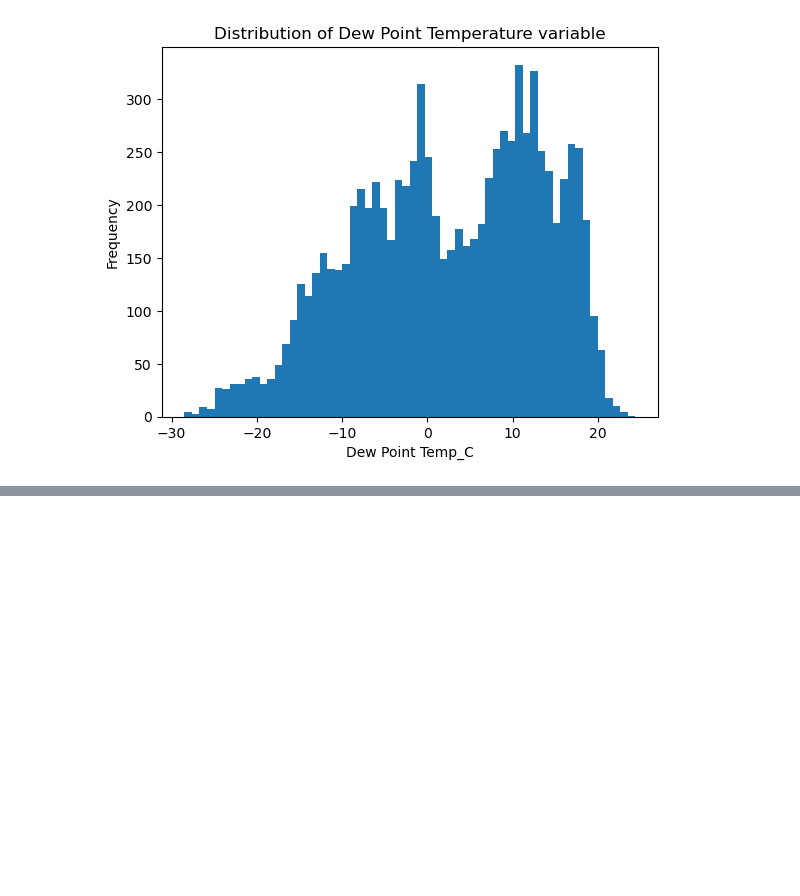
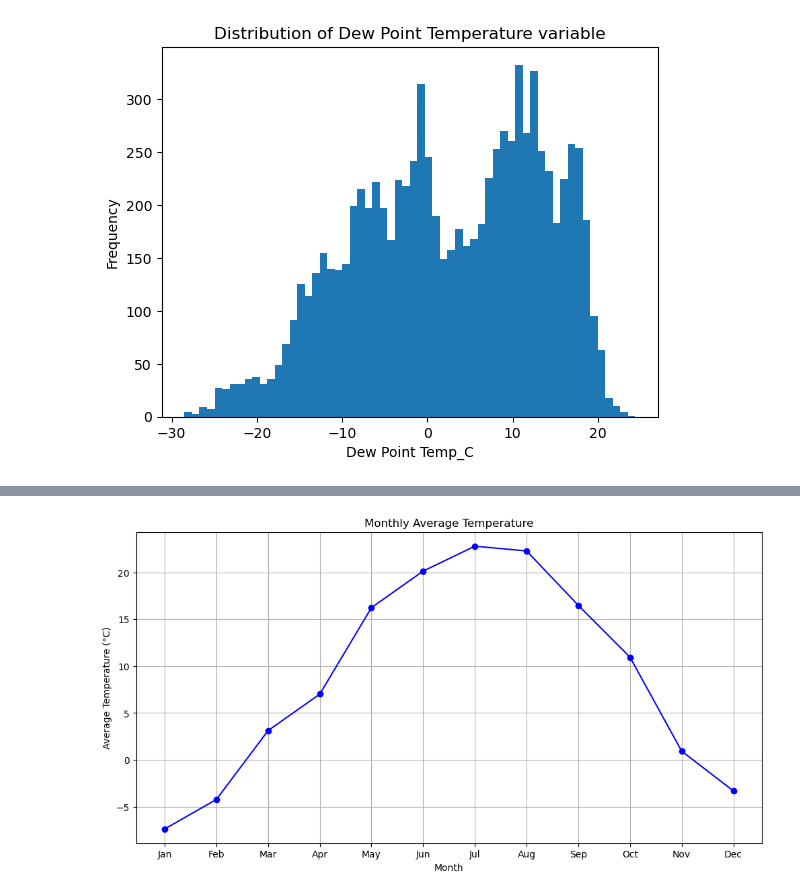
Before and after one commit to MugulTum/Lux_academy-July-September, a Jupyter notebook: Week2/weather2.ipynb, the cells around one changed output, grey strips where cells are left out. Cells and saved outputs as stored; diff of their text form; code cells hidden in the pictures; blank space fills up the shorter version.

```diff
--- a/Week2/weather2.ipynb
+++ b/Week2/weather2.ipynb
@@ -121,0 +125,20 @@ weather.head()
+# %%
+from datetime import datetime
+# working on the Data/Time column to standardize it
+weather['Date/Time'] = pd.to_datetime(weather['Date/Time'], format='mixed')
+weather['Month'] = weather['Date/Time'].dt.month
+# %%
+# Calculate the monthly average temperature
+monthly_avg_temp = weather.groupby('Month')['Temp_C'].mean()
+
+# Plotting the monthly average temperature
+plt.figure(figsize=(12, 6))
+plt.plot(monthly_avg_temp.index, monthly_avg_temp.values, marker='o', linestyle='-', color='blue')
+plt.title('Monthly Average Temperature')
+plt.xlabel('Month')
+plt.ylabel('Average Temperature (°C)')
+plt.xticks(monthly_avg_temp.index, ['Jan', 'Feb', 'Mar', 'Apr', 'May', 'Jun', 'Jul', 'Aug', 'Sep', 'Oct', 'Nov', 'Dec'])
+plt.grid(True)
+plt.show()
+# %% [output]
+[figure, added]
```
Also changed, not shown: parts of 16 cells of this notebook, 1 other file.
